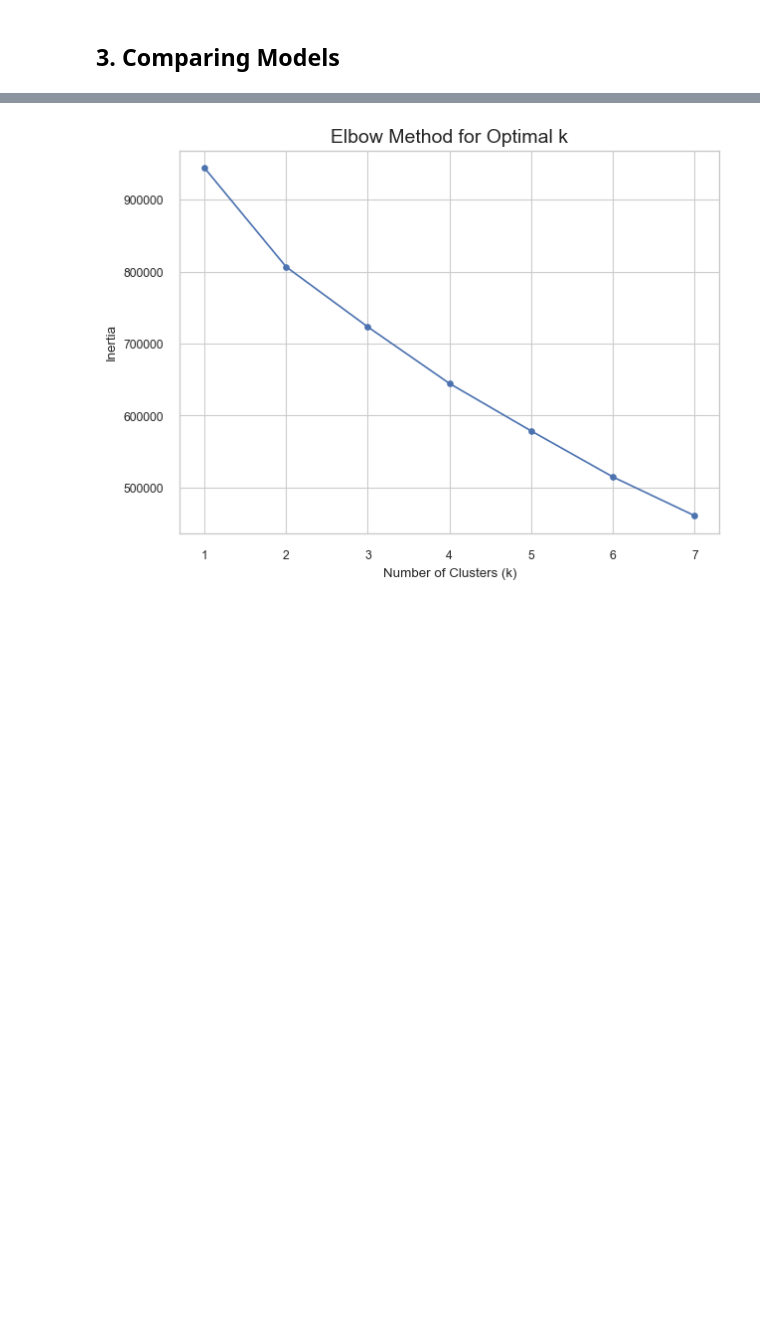
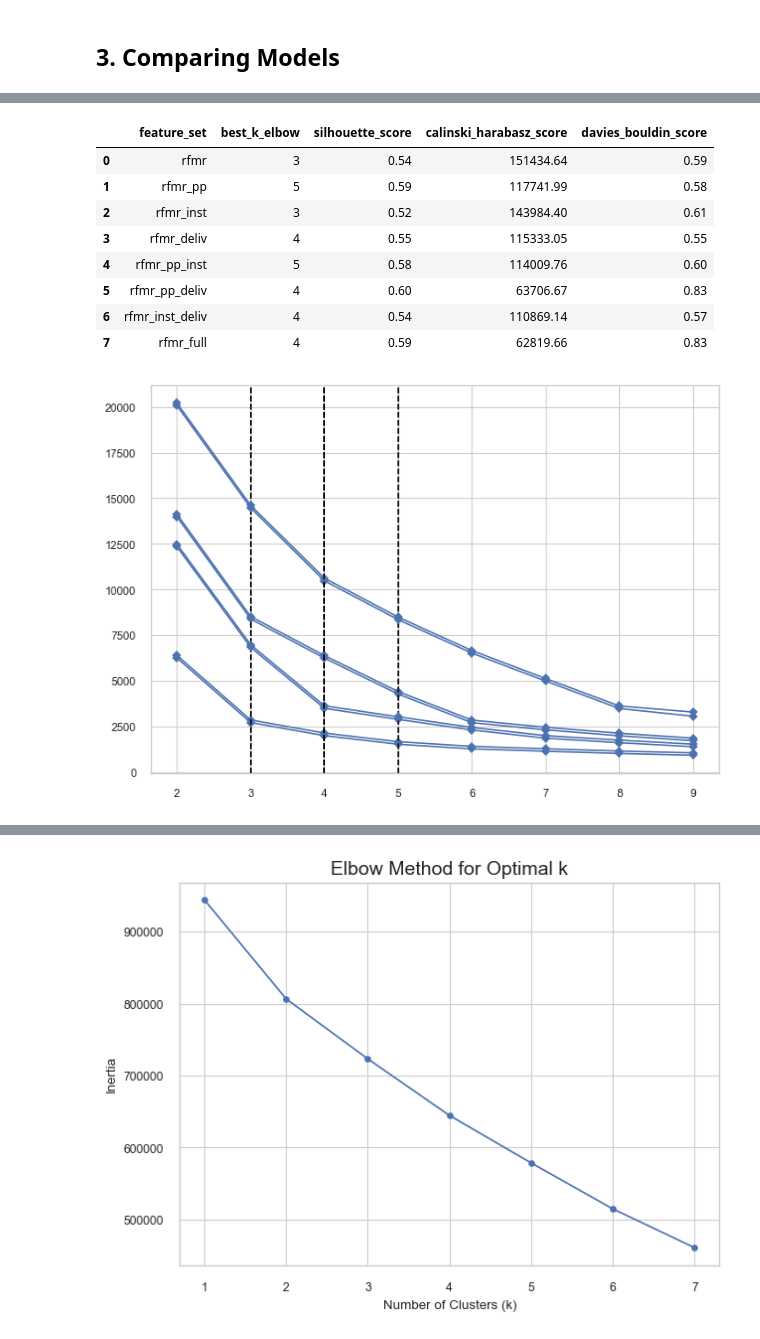
Before and after one commit to nataschaminnitt/segmenting_customers, a Jupyter notebook: notebooks/P5 notebook modeling.ipynb, the cells around one changed output, grey strips where cells are left out. Drawn from its saved outputs; the diff is of its cells as text; code cells hidden in the pictures; blank space fills up the shorter version.

```diff
--- a/notebooks/P5 notebook modeling.ipynb
+++ b/notebooks/P5 notebook modeling.ipynb
@@ -173,0 +248,15 @@ memory usage: 6.1 MB
+# %%
+# Min Max scaler
+results_df = evaluate_feature_sets(df, dict_features, k_min=2, k_max=10)
+results_df
+# %% [output]
+|  | feature_set | best_k_elbow | silhouette_score | calinski_harabasz_score | davies_bouldin_score |
+| 0 | rfmr | 3 | 0.54 | 151434.64 | 0.59 |
+| 1 | rfmr_pp | 5 | 0.59 | 117741.99 | 0.58 |
+| 2 | rfmr_inst | 3 | 0.52 | 143984.40 | 0.61 |
+| 3 | rfmr_deliv | 4 | 0.55 | 115333.05 | 0.55 |
+| 4 | rfmr_pp_inst | 5 | 0.58 | 114009.76 | 0.60 |
+| 5 | rfmr_pp_deliv | 4 | 0.60 | 63706.67 | 0.83 |
+| 6 | rfmr_inst_deliv | 4 | 0.54 | 110869.14 | 0.57 |
+| 7 | rfmr_full | 4 | 0.59 | 62819.66 | 0.83 |
+[figure, added]
```
Also changed, not shown: parts of 19 cells of this notebook, 2 other files.
